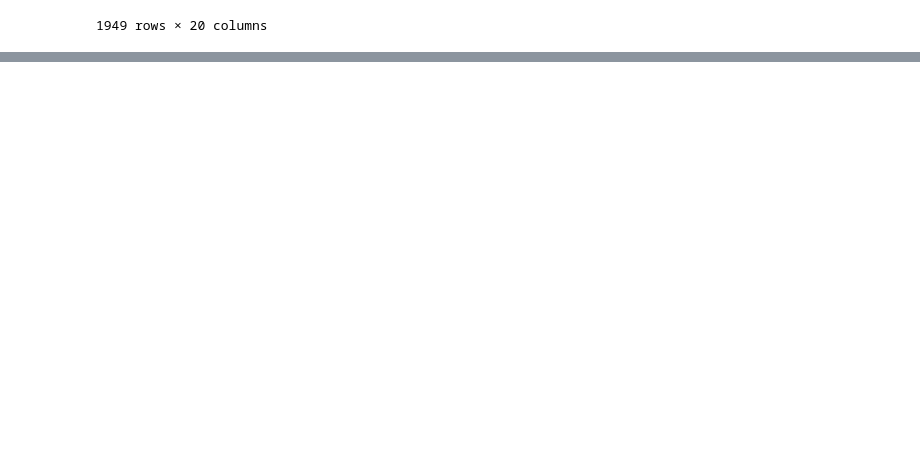
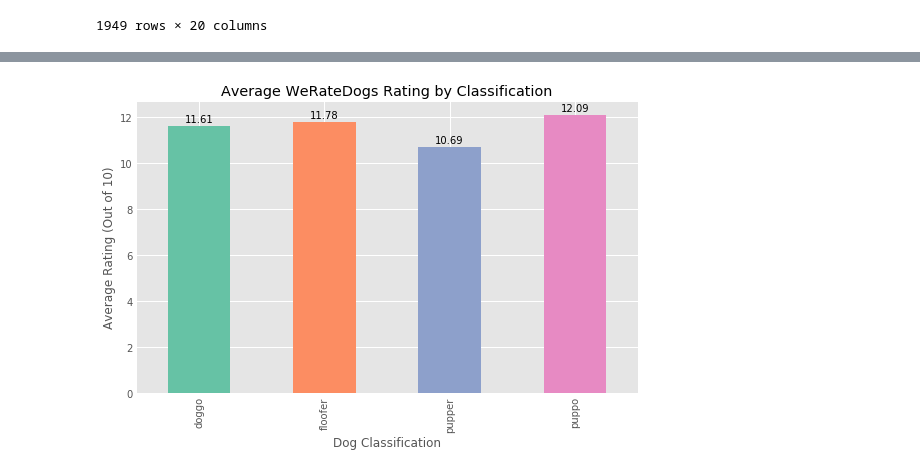
Before and after one commit to bakabbyy/WeRateDogs-twitter, a Jupyter notebook: wrangle_act.ipynb, the cells around one changed output, grey strips where cells are left out. Saved outputs shown, nothing was run; the diff lists cells and outputs as text; code cells hidden in the pictures; blank space fills up the shorter version.

```diff
--- a/wrangle_act.ipynb
+++ b/wrangle_act.ipynb
@@ -881,0 +910,20 @@ df.to_csv('twitter_archive_master.csv', index=False)
+# %%
+stage = df.groupby('dog_stage')['rating_numerator'].mean()
+
+plt.figure(figsize=(8,5))
+ax = stage.plot(kind='bar')
+ax.set_title('Average WeRateDogs Rating by Classification')
+ax.set_ylabel('Average Rating (Out of 10)')
+ax.set_xlabel('Dog Classification')
+
+rects = ax.patches
+labels = np.round(stage.values, 2)
+
+for rect, label in zip(rects, labels):
+    height = rect.get_height()
+    ax.text(rect.get_x() + rect.get_width() / 2, height + 0.1, label,
+           ha='center', va='bottom')
+
+plt.savefig('dog_stage_rating.png', bbox_inches='tight');
+# %% [output]
+[figure, added]
```
Also changed, not shown: parts of 25 cells of this notebook, 3 other files.
